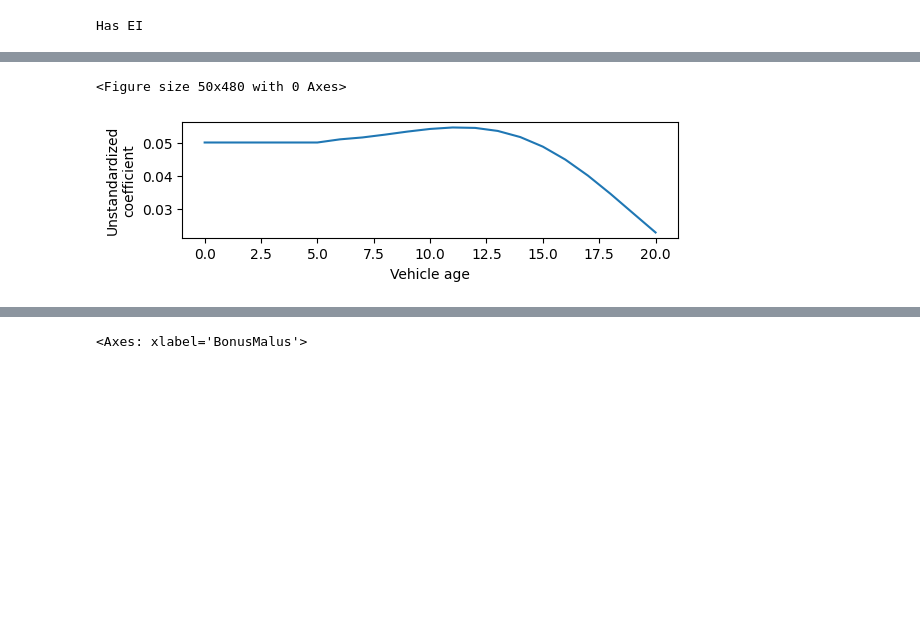
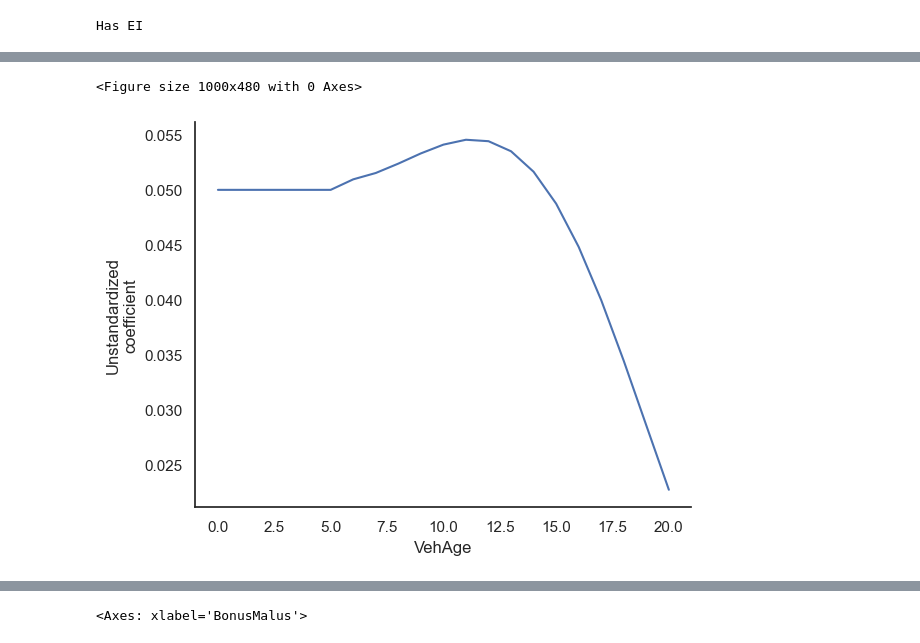
Before and after one commit to AfairiJJ/thesis, a Jupyter notebook: _1_3_Implement_Expert_Input.ipynb, the cells around one changed output, grey strips where cells are left out. Cells and saved outputs as stored; diff of their text form; code cells hidden in the pictures; blank space fills up the shorter version.

```diff
--- a/_1_3_Implement_Expert_Input.ipynb
+++ b/_1_3_Implement_Expert_Input.ipynb
@@ -64,4 +64,4 @@ specific_transformer = SpecificPrep(cc.metadata['cats_vars_gan'], cc.metadata['c
 train = pd.read_pickle(cc.train_common)
 specific_transformer.fit(train)
 train1 = specific_transformer.transform(train)
-df1 = specific_transformer.inverse_transform(train1, keep_ei=True)
+df1 = specific_transformer.inverse_transform(train1)
@@ -78,4 +68,14 @@ df1.head()
 # %%
 # TODO: Translate average frequencies into normalized coefficients (Check if this is already done)
-# %%
-df2 = df1.groupby('VehAge', as_index=False)['EI_VehAge'].mean()
+# %%
+def myplot(df1, x, ei):
+    df2 = df1.groupby(x, as_index=False)[ei].mean()
+    custom_params = {"axes.spines.right": False, "axes.spines.top": False}
+    sns.set_theme(style="white", rc=custom_params)
+    plt.figure().set_figwidth(10)
+    plt.figure().set_figheight(5)
+    plt.plot(df2[x], df2[ei])
+    #plt.title(f"GLM: {colname} with {i}-polynomials")
+    plt.xlabel(x)
+    plt.ylabel("Unstandardized\ncoefficient")
+    plt.show()
@@ -82,12 +97,5 @@ df2 = df1.groupby('VehAge', as_index=False)['EI_VehAge'].mean()
 # %%
-plt.figure().set_figwidth(0.5)
-plt.figure().set_figheight(1.5)
-plt.plot(df2['VehAge'], df2['EI_VehAge'])
-#plt.title(f"GLM: {colname} with {i}-polynomials")
-plt.xlabel('Vehicle age')
-plt
-plt.ylabel("Unstandardized\ncoefficient")
-plt.show()
+myplot(df1, 'VehAge', "EI_VehAge")
 # %% [output]
-<Figure size 50x480 with 0 Axes>
+<Figure size 1000x480 with 0 Axes>
-[figure, old version]
+[figure, new version]
```
Also changed, not shown: parts of 8 cells of this notebook, 5 other files.
